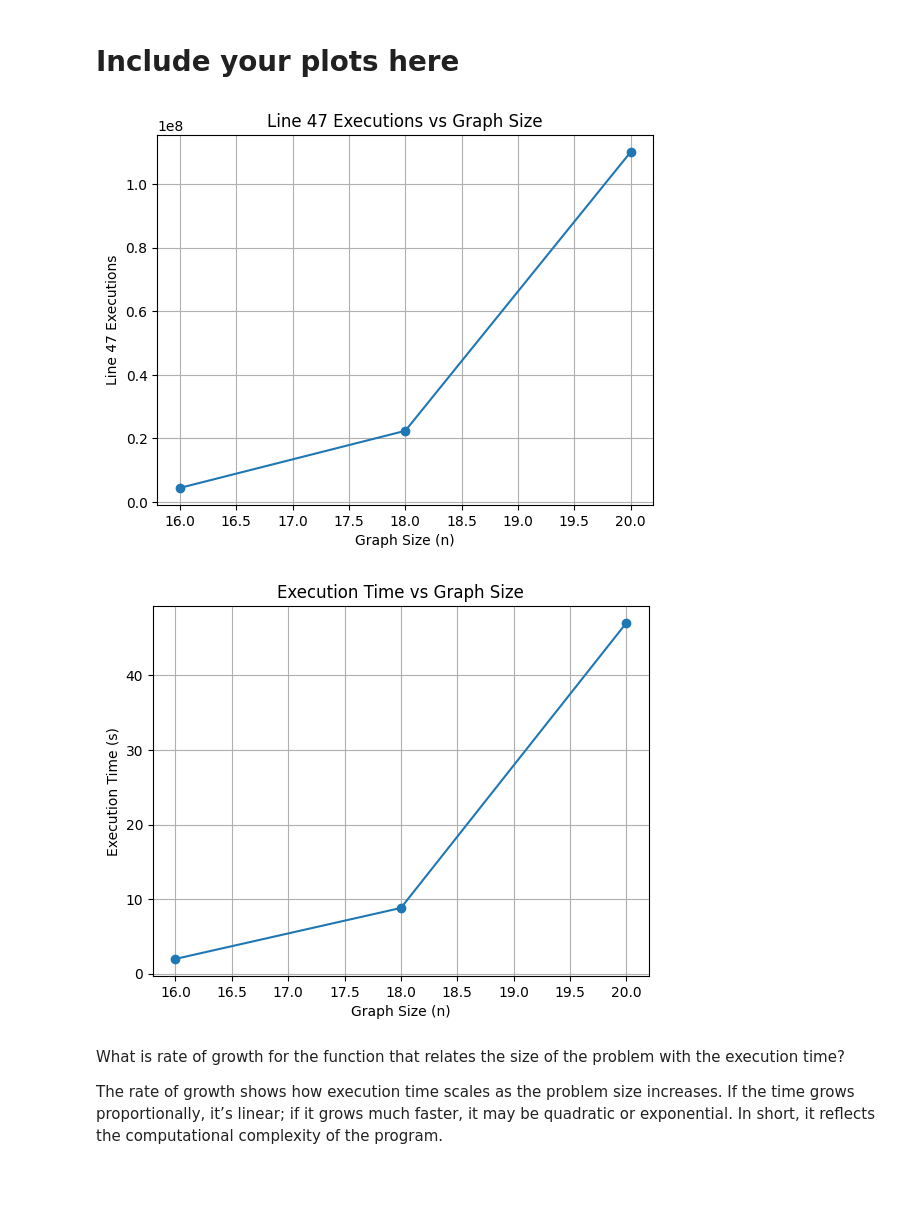
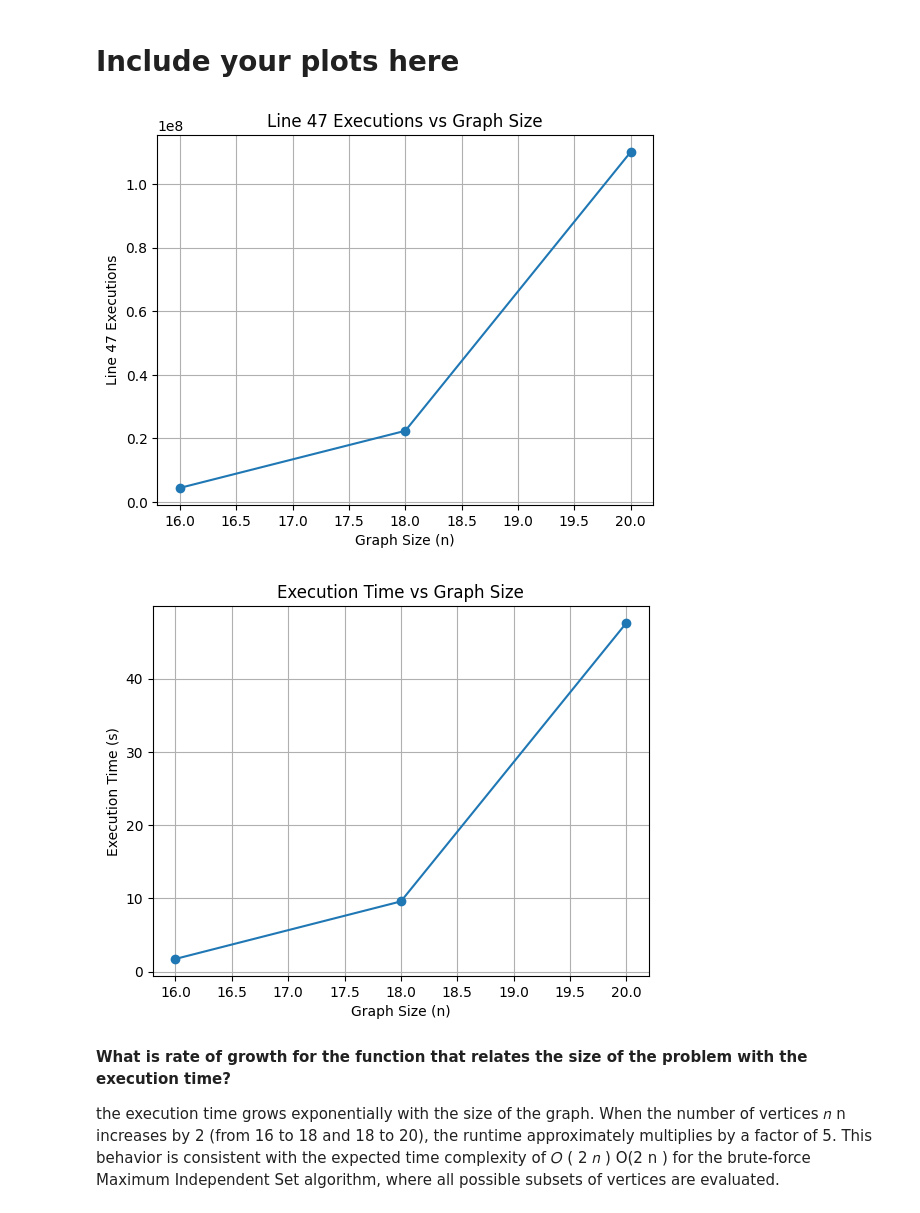
Before and after one commit to anama-1104/cis677, a Jupyter notebook: Fall2025_skeleton_for_project1.ipynb, the cells around one changed output. Cells and saved outputs as stored; diff of their text form; code cells hidden in the pictures; blank space fills up the shorter version.

```diff
--- a/Fall2025_skeleton_for_project1.ipynb
+++ b/Fall2025_skeleton_for_project1.ipynb
@@ -204,31 +285,39 @@ Add blockquote
 # %%
 import matplotlib.pyplot as plt
 
 sizes = [16, 18, 20]
 exec_counts = [4456448, 22413312, 110100480]
-times = [1.97, 8.81, 47.05]
+times = [1.74, 9.59, 47.6]
 
 # Plot 1: Line 47 executions
 plt.plot(sizes, exec_counts, marker='o')
 plt.xlabel("Graph Size (n)")
 plt.ylabel("Line 47 Executions")
 plt.title("Line 47 Executions vs Graph Size")
 plt.grid(True)
 plt.show()
 
 # Plot 2: Execution times
 plt.plot(sizes, times, marker='o')
 plt.xlabel("Graph Size (n)")
 plt.ylabel("Execution Time (s)")
 plt.title("Execution Time vs Graph Size")
 plt.grid(True)
 plt.show()
 # %% [output]
 [figure]
-[figure, old version]
+[figure, new version]
-# %% [markdown]
-What is rate of growth for the function that relates the size of the problem with the execution time?
-
-The rate of growth shows how execution time scales as the problem size increases.
-If the time grows proportionally, it’s linear; if it grows much faster, it may be quadratic or exponential.
-In short, it reflects the computational complexity of the program.
+# %% [markdown]
+**What is rate of growth for the function that relates the size of the problem with the execution time?**
+
+the execution time grows exponentially with the size of the graph. When the number of vertices
+𝑛
+n increases by 2 (from 16 to 18 and 18 to 20), the runtime approximately multiplies by a factor of 5. This behavior is consistent with the expected time complexity of
+𝑂
+(
+2
+𝑛
+)
+O(2
+n
+) for the brute-force Maximum Independent Set algorithm, where all possible subsets of vertices are evaluated.
```
Also changed, not shown: parts of 10 cells of this notebook.
